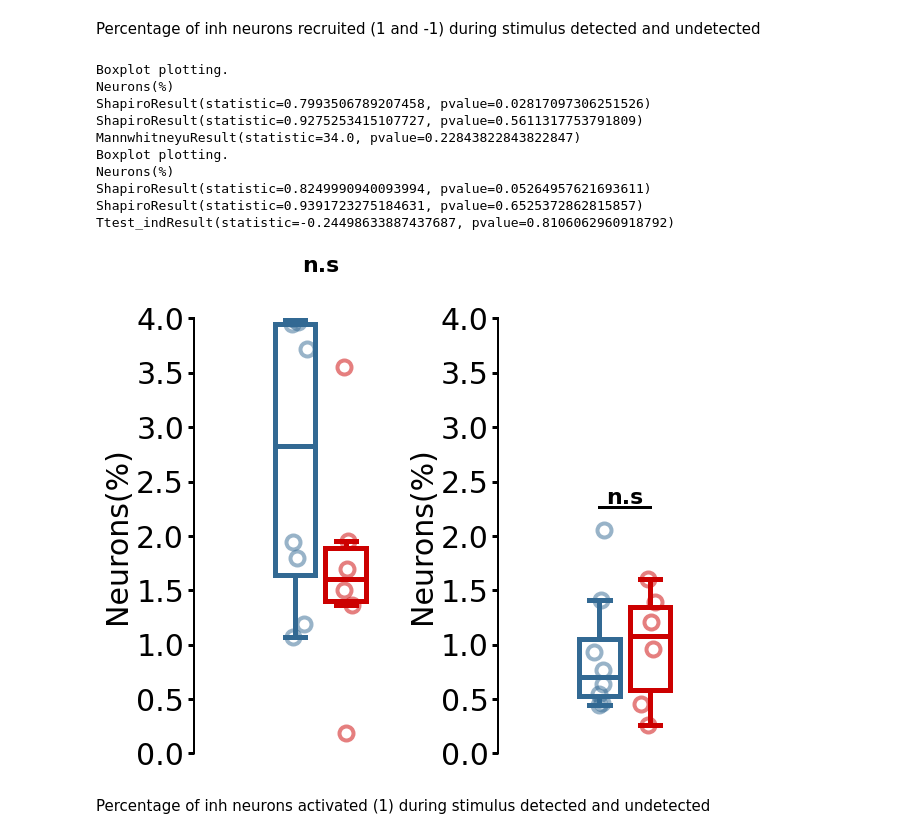
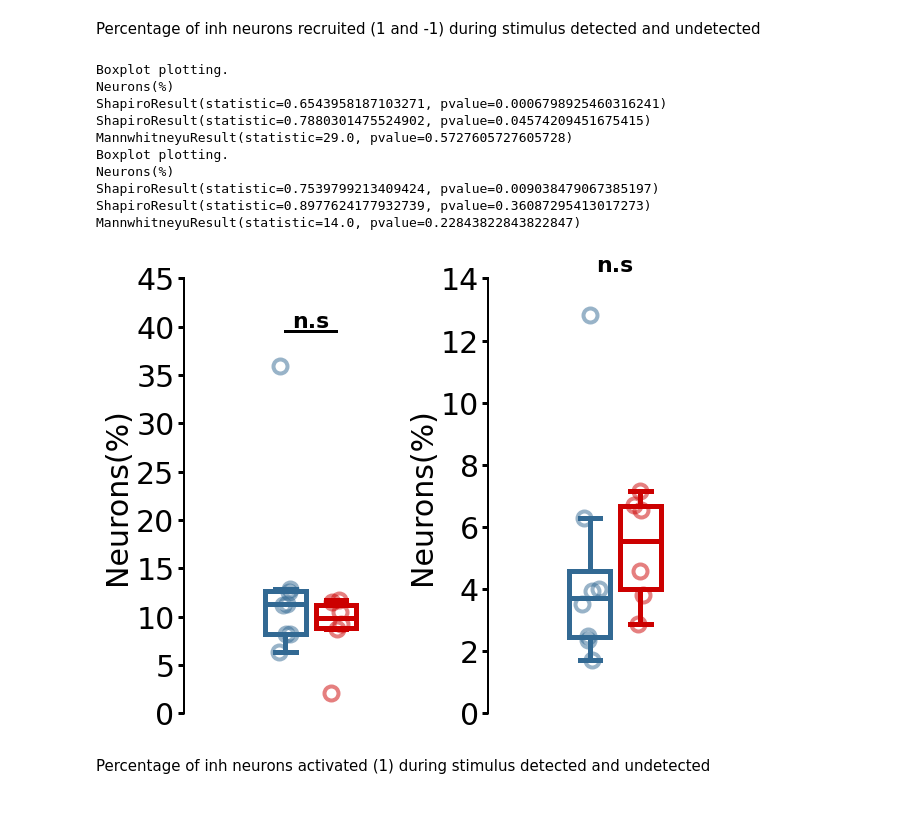
Before and after one commit to OuraniaSem/Percephone, a Jupyter notebook: Figures/responsivity_figures.ipynb, the cells around one changed output. Cells and saved outputs as stored; diff of their text form; code cells hidden in the pictures; blank space fills up the shorter version.

Commit message:
fix inh total problem in resp figures

```diff
--- a/Figures/responsivity_figures.ipynb
+++ b/Figures/responsivity_figures.ipynb
@@ -171,38 +172,38 @@ Percentage of inh neurons recruited (1 and -1) during stimulus detected and unde
 # %%
 wt_det, wt_undet, ko_det, ko_undet = [],[],[],[]
 for rec in recs.values():
     resp_mat = np.array(rec.matrices['INH']["Responsivity"])
     #detected
     trials_detected = resp_mat[:,rec.detected_stim]
     trials_detected[trials_detected!=0]=1
     recruited_det = np.sum(trials_detected,axis=0)
-    perc_n_det = (np.mean(recruited_det)/len(rec.zscore_exc))*100
+    perc_n_det = (np.mean(recruited_det)/len(rec.zscore_inh))*100
     #undetected
     trials_undetected = resp_mat[:,~rec.detected_stim]
     trials_undetected[trials_undetected!=0]=1
     recruited_undet = np.sum(trials_undetected,axis=0)
-    perc_n_undet = (np.mean(recruited_undet)/len(rec.zscore_exc))*100
+    perc_n_undet = (np.mean(recruited_undet)/len(rec.zscore_inh))*100
     if rec.genotype == "WT":
         wt_det.append(perc_n_det)
         wt_undet.append(perc_n_undet )
     else:
         ko_det.append(perc_n_det)
         ko_undet.append(perc_n_undet)
 fig, axs = plt.subplots(1,2,figsize=(10,8))
 ppt.boxplot(axs[0], wt_det,ko_det,"Neurons(%)",ylim=[])
 ppt.boxplot(axs[1], wt_undet,ko_undet,"Neurons(%)",ylim=[])
 # %% [output]
 Boxplot plotting.
 Neurons(%)
-ShapiroResult(statistic=0.7993506789207458, pvalue=0.02817097306251526)
-ShapiroResult(statistic=0.9275253415107727, pvalue=0.5611317753791809)
-MannwhitneyuResult(statistic=34.0, pvalue=0.22843822843822847)
+ShapiroResult(statistic=0.6543958187103271, pvalue=0.0006798925460316241)
+ShapiroResult(statistic=0.7880301475524902, pvalue=0.04574209451675415)
+MannwhitneyuResult(statistic=29.0, pvalue=0.5727605727605728)
 Boxplot plotting.
 Neurons(%)
-ShapiroResult(statistic=0.8249990940093994, pvalue=0.05264957621693611)
-ShapiroResult(statistic=0.9391723275184631, pvalue=0.6525372862815857)
-Ttest_indResult(statistic=-0.24498633887437687, pvalue=0.8106062960918792)
+ShapiroResult(statistic=0.7539799213409424, pvalue=0.009038479067385197)
+ShapiroResult(statistic=0.8977624177932739, pvalue=0.36087295413017273)
+MannwhitneyuResult(statistic=14.0, pvalue=0.22843822843822847)
-[figure, old version]
+[figure, new version]
 # %% [markdown]
 Percentage of inh neurons activated (1) during stimulus detected and undetected
 # %%
```
Also changed, not shown: parts of 13 cells of this notebook, 1 other file.
